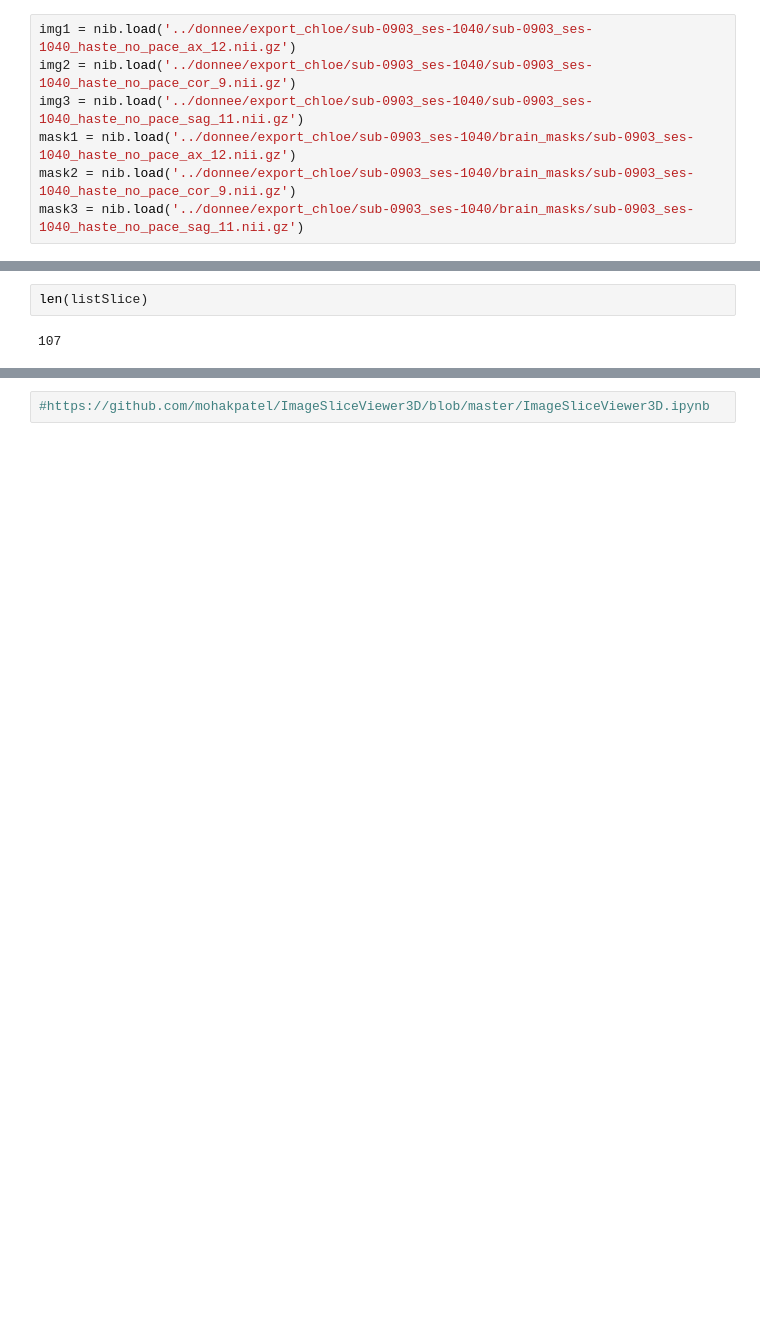
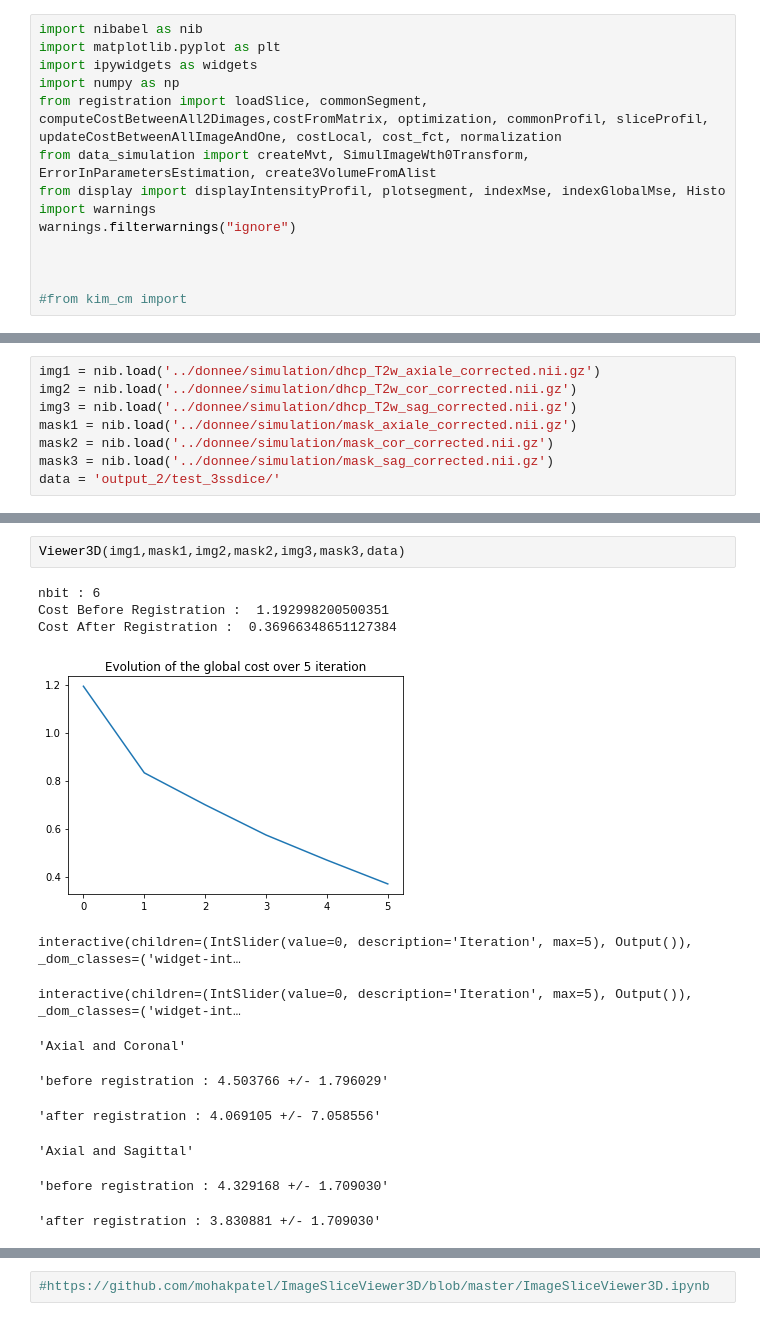
Before and after one commit to rousseau/pyrecon, a Jupyter notebook: 3Ddisplay.ipynb, the cells around one changed output, grey strips where cells are left out. Saved outputs shown, nothing was run; the diff lists cells and outputs as text; blank space fills up the shorter version.

```diff
--- a/3Ddisplay.ipynb
+++ b/3Ddisplay.ipynb
@@ -11,7 +1,14 @@ import numpy as np
 # %%
-img1 = nib.load('../donnee/export_chloe/sub-0903_ses-1040/sub-0903_ses-1040_haste_no_pace_ax_12.nii.gz')
-img2 = nib.load('../donnee/export_chloe/sub-0903_ses-1040/sub-0903_ses-1040_haste_no_pace_cor_9.nii.gz')
-img3 = nib.load('../donnee/export_chloe/sub-0903_ses-1040/sub-0903_ses-1040_haste_no_pace_sag_11.nii.gz')
-mask1 = nib.load('../donnee/export_chloe/sub-0903_ses-1040/brain_masks/sub-0903_ses-1040_haste_no_pace_ax_12.nii.gz')
-mask2 = nib.load('../donnee/export_chloe/sub-0903_ses-1040/brain_masks/sub-0903_ses-1040_haste_no_pace_cor_9.nii.gz')
-mask3 = nib.load('../donnee/export_chloe/sub-0903_ses-1040/brain_masks/sub-0903_ses-1040_haste_no_pace_sag_11.nii.gz')
+import nibabel as nib
+import matplotlib.pyplot as plt
+import ipywidgets as widgets
+import numpy as np
+from registration import loadSlice, commonSegment, computeCostBetweenAll2Dimages,costFromMatrix, optimization, commonProfil, sliceProfil, updateCostBetweenAllImageAndOne, costLocal, cost_fct, normalization
+from data_simulation import createMvt, SimulImageWth0Transform, ErrorInParametersEstimation, create3VolumeFromAlist
+from display import displayIntensityProfil, plotsegment, indexMse, indexGlobalMse, Histo
+import warnings
+warnings.filterwarnings("ignore")
+
+
+
+#from kim_cm import
@@ -196,0 +15,8 @@ interactive(children=(ToggleButton(value=False, description='Ok!', icon='check',
+# %%
+img1 = nib.load('../donnee/simulation/dhcp_T2w_axiale_corrected.nii.gz')
+img2 = nib.load('../donnee/simulation/dhcp_T2w_cor_corrected.nii.gz')
+img3 = nib.load('../donnee/simulation/dhcp_T2w_sag_corrected.nii.gz')
+mask1 = nib.load('../donnee/simulation/mask_axiale_corrected.nii.gz')
+mask2 = nib.load('../donnee/simulation/mask_cor_corrected.nii.gz')
+mask3 = nib.load('../donnee/simulation/mask_sag_corrected.nii.gz')
+data = 'output_2/test_3ssdice/'
@@ -197,4 +627,15 @@ interactive(children=(ToggleButton(value=False, description='Ok!', icon='check',
 # %%
-len(listSlice)
+Viewer3D(img1,mask1,img2,mask2,img3,mask3,data)
 # %% [output]
-107
+nbit : 6
+Cost Before Registration :  1.192998200500351
+Cost After Registration :  0.36966348651127384
+[figure, added]
+interactive(children=(IntSlider(value=0, description='Iteration', max=5), Output()), _dom_classes=('widget-int…
+interactive(children=(IntSlider(value=0, description='Iteration', max=5), Output()), _dom_classes=('widget-int…
+'Axial and Coronal'
+'before registration : 4.503766 +/- 1.796029'
+'after registration : 4.069105 +/- 7.058556'
+'Axial and Sagittal'
+'before registration : 4.329168 +/- 1.709030'
+'after registration : 3.830881 +/- 1.709030'
```
Also changed, not shown: parts of 5 cells of this notebook, 3 other files.
